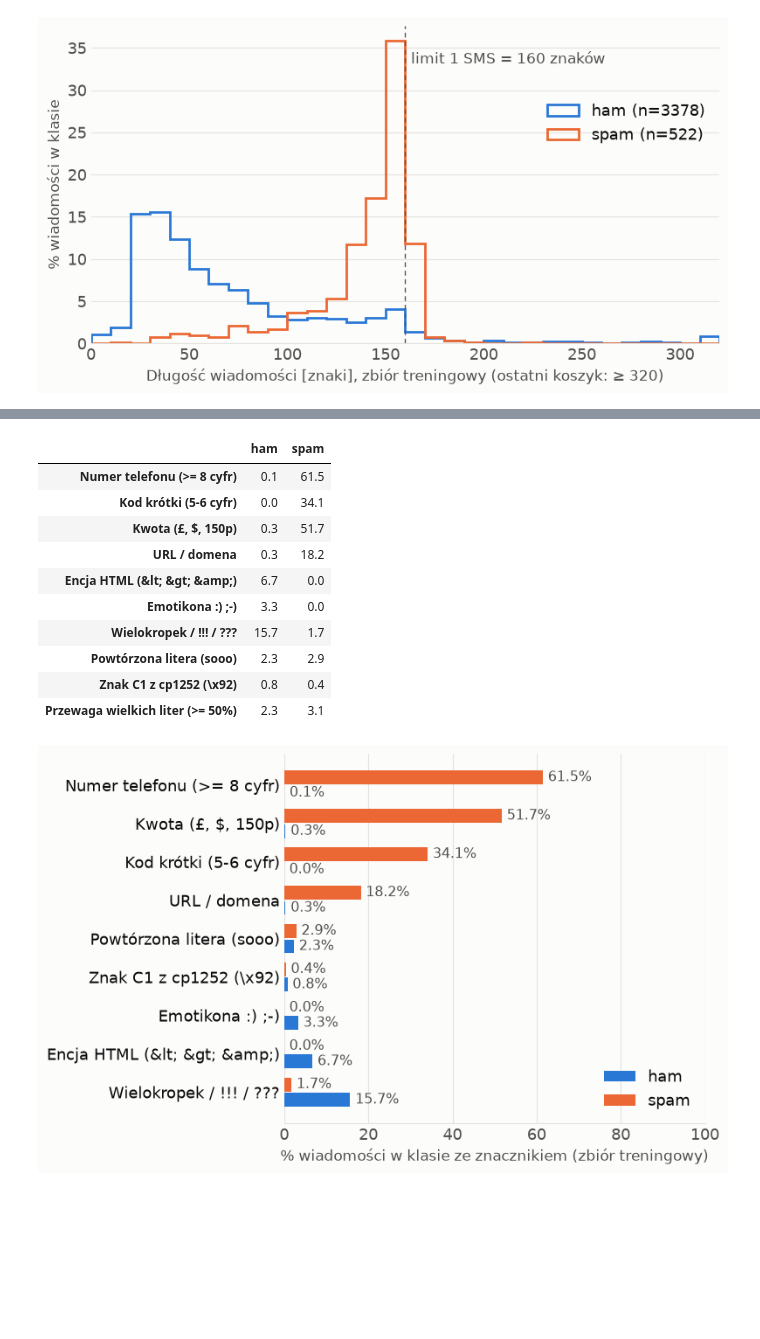
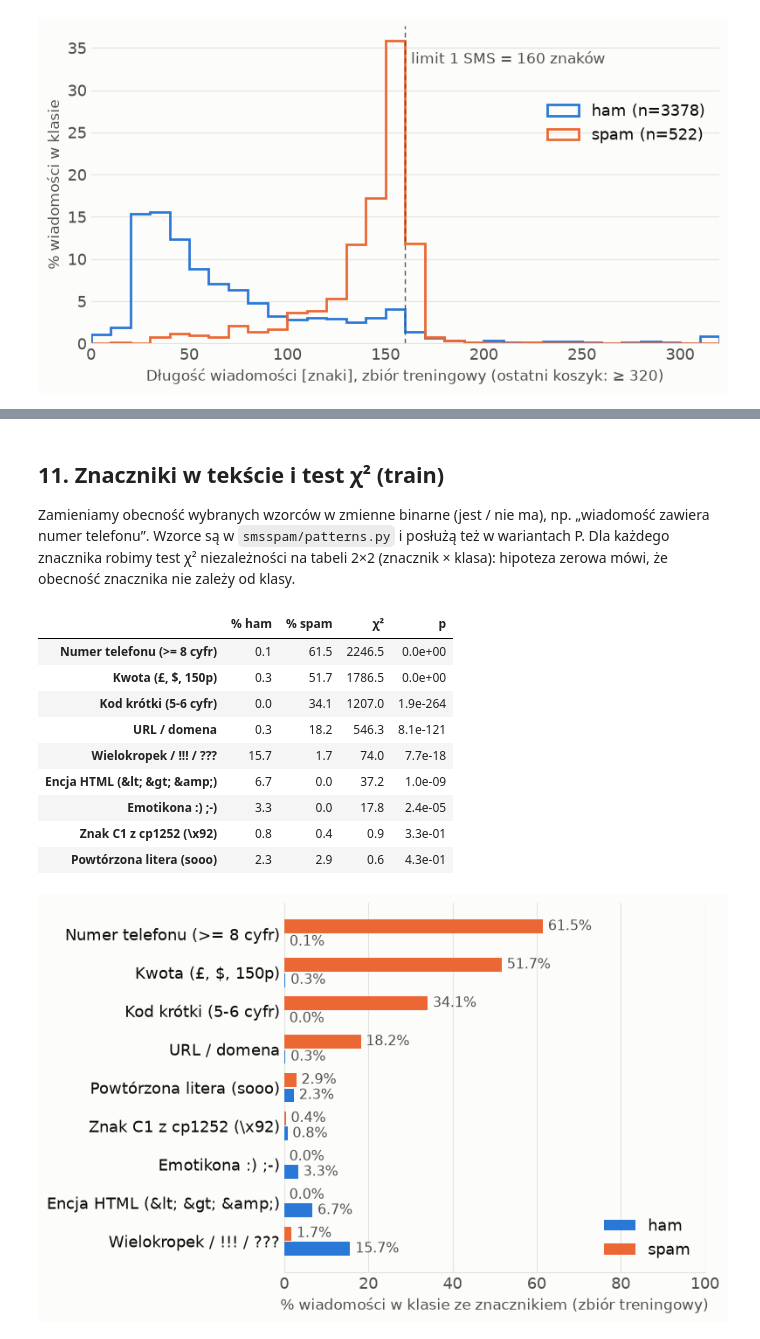
Before and after one commit to YouRekt/DataRepresentation, a Jupyter notebook: notebooks/01_eda.ipynb, the cells around one changed output, grey strips where cells are left out. Cells and saved outputs as stored; diff of their text form; code cells hidden in the pictures; blank space fills up the shorter version.

```diff
--- a/notebooks/01_eda.ipynb
+++ b/notebooks/01_eda.ipynb
@@ -403,0 +546,12 @@ Wzorce z `smsspam/patterns.py`. Te same wyrażenia posłużą w M2 do maskowania
+# %%
+norm = (feats - feats.min()) / (feats.max() - feats.min())
+var_class = norm.groupby(train.label).var()
+F, p = f_classif(feats, train.label)
+pd.DataFrame({
+    "wariancja (całość)": norm.var(),
+    "wariancja ham": var_class.loc["ham"],
+    "wariancja spam": var_class.loc["spam"],
+    "Σ w klasach / całość": var_class.sum() / norm.var(),
+    "F (ANOVA)": F,
+    "p": p,
+}).sort_values("Σ w klasach / całość").style.format({"p": "{:.1e}"}, precision=3)
@@ -404,36 +572,41 @@ Wzorce z `smsspam/patterns.py`. Te same wyrażenia posłużą w M2 do maskowania
+# %% [markdown]
+## 11. Znaczniki w tekście i test χ² (train)
+
+Zamieniamy obecność wybranych wzorców w zmienne binarne (jest / nie ma), np. „wiadomość zawiera numer telefonu”. Wzorce są w `smsspam/patterns.py` i posłużą też w wariantach P. Dla każdego znacznika robimy test χ² niezależności na tabeli 2×2 (znacznik × klasa): hipoteza zerowa mówi, że obecność znacznika nie zależy od klasy.
 # %%
 MARKERS = {
     "Numer telefonu (>= 8 cyfr)": P.PHONE,
     "Kod krótki (5-6 cyfr)": P.SHORTCODE,
     "Kwota (£, $, 150p)": P.MONEY,
     "URL / domena": P.URL,
     "Encja HTML (&lt; &gt; &amp;)": P.HTML_ENTITY,
     "Emotikona :) ;-)": P.EMOTICON,
     "Wielokropek / !!! / ???": P.REPEATED_PUNCT,
     "Powtórzona litera (sooo)": P.REPEATED_LETTER,
     "Znak C1 z cp1252 (\\x92)": P.C1_CONTROL,
 }
+hits = pd.DataFrame({name: train.text.map(lambda t, pat=pat: pat.search(t) is not None) for name, pat in MARKERS.items()})
 
-
-def uppercase_heavy(t: str) -> bool:
-    letters = [c for c in t if c.isalpha()]
-    return len(letters) >= 10 and sum(c.isupper() for c in letters) / len(letters) >= 0.5
-
-
-hits = {name: train.text.map(lambda t, pat=pat: pat.search(t) is not None) for name, pat in MARKERS.items()}
-hits["Przewaga wielkich liter (>= 50%)"] = train.text.map(uppercase_heavy)
-prev = pd.DataFrame({lab: {name: share(h[train.label == lab]) for name, h in hits.items()} for lab in LABELS})
-prev.mul(100).round(1)
+rows = {}
+for name in hits:
+    stat, p, dof, _ = chi2_contingency(pd.crosstab(hits[name], train.label), correction=False)
+    rows[name] = {
+        "% ham": 100 * hits[name][train.label == "ham"].mean(),
+        "% spam": 100 * hits[name][train.label == "spam"].mean(),
+        "χ²": stat,
+        "p": p,
+    }
+prev = pd.DataFrame(rows).T
+prev.sort_values("χ²", ascending=False).style.format({"p": "{:.1e}"}, precision=1).format_index(escape="html")
 # %% [output]
-|  | ham | spam |
-| Numer telefonu (>= 8 cyfr) | 0.1 | 61.5 |
-| Kod krótki (5-6 cyfr) | 0.0 | 34.1 |
-| Kwota (£, $, 150p) | 0.3 | 51.7 |
-| URL / domena | 0.3 | 18.2 |
-| Encja HTML (&lt; &gt; &amp;) | 6.7 | 0.0 |
-| Emotikona :) ;-) | 3.3 | 0.0 |
-| Wielokropek / !!! / ??? | 15.7 | 1.7 |
-| Powtórzona litera (sooo) | 2.3 | 2.9 |
-| Znak C1 z cp1252 (\x92) | 0.8 | 0.4 |
-| Przewaga wielkich liter (>= 50%) | 2.3 | 3.1 |
+|  | % ham | % spam | χ² | p |
+| Numer telefonu (>= 8 cyfr) | 0.1 | 61.5 | 2246.5 | 0.0e+00 |
+| Kwota (£, $, 150p) | 0.3 | 51.7 | 1786.5 | 0.0e+00 |
+| Kod krótki (5-6 cyfr) | 0.0 | 34.1 | 1207.0 | 1.9e-264 |
+| URL / domena | 0.3 | 18.2 | 546.3 | 8.1e-121 |
+| Wielokropek / !!! / ??? | 15.7 | 1.7 | 74.0 | 7.7e-18 |
+| Encja HTML (&lt; &gt; &amp;) | 6.7 | 0.0 | 37.2 | 1.0e-09 |
+| Emotikona :) ;-) | 3.3 | 0.0 | 17.8 | 2.4e-05 |
+| Znak C1 z cp1252 (\x92) | 0.8 | 0.4 | 0.9 | 3.3e-01 |
+| Powtórzona litera (sooo) | 2.3 | 2.9 | 0.6 | 4.3e-01 |
 # %%
```
Also changed, not shown: parts of 63 cells of this notebook, 6 other files.
